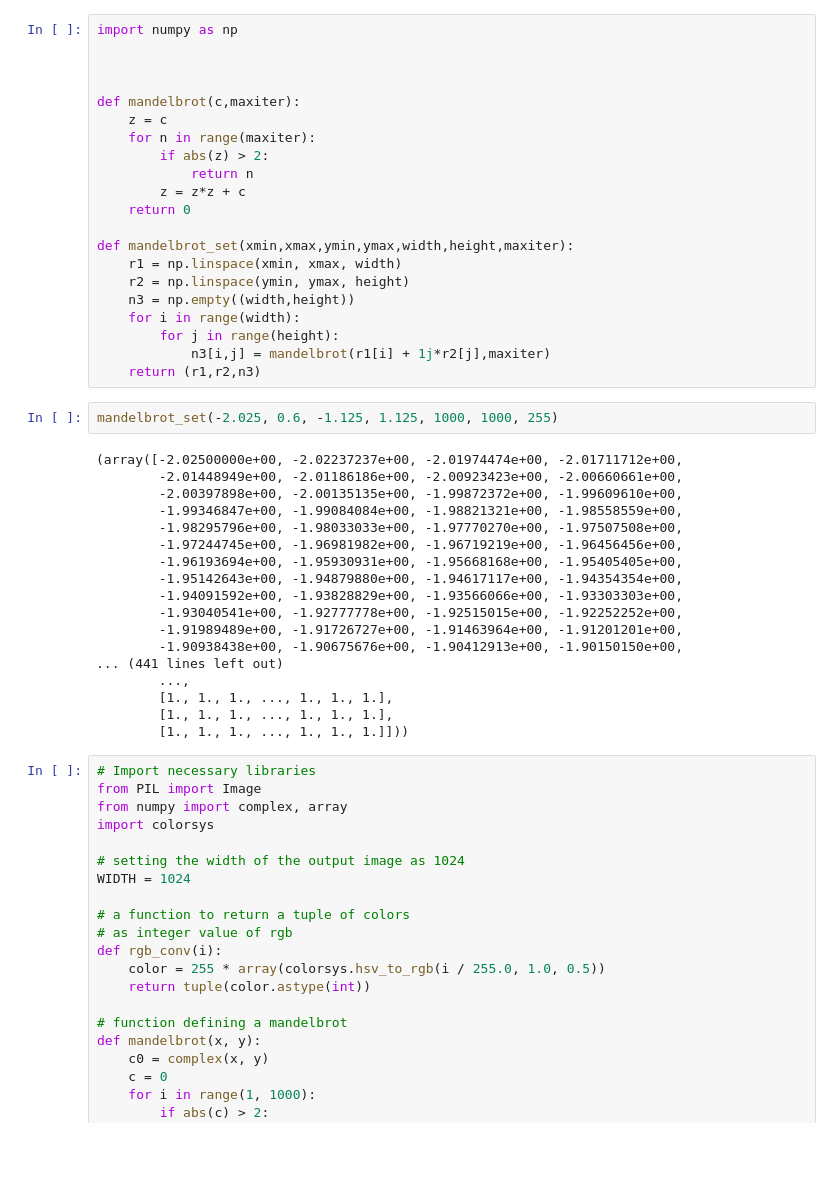
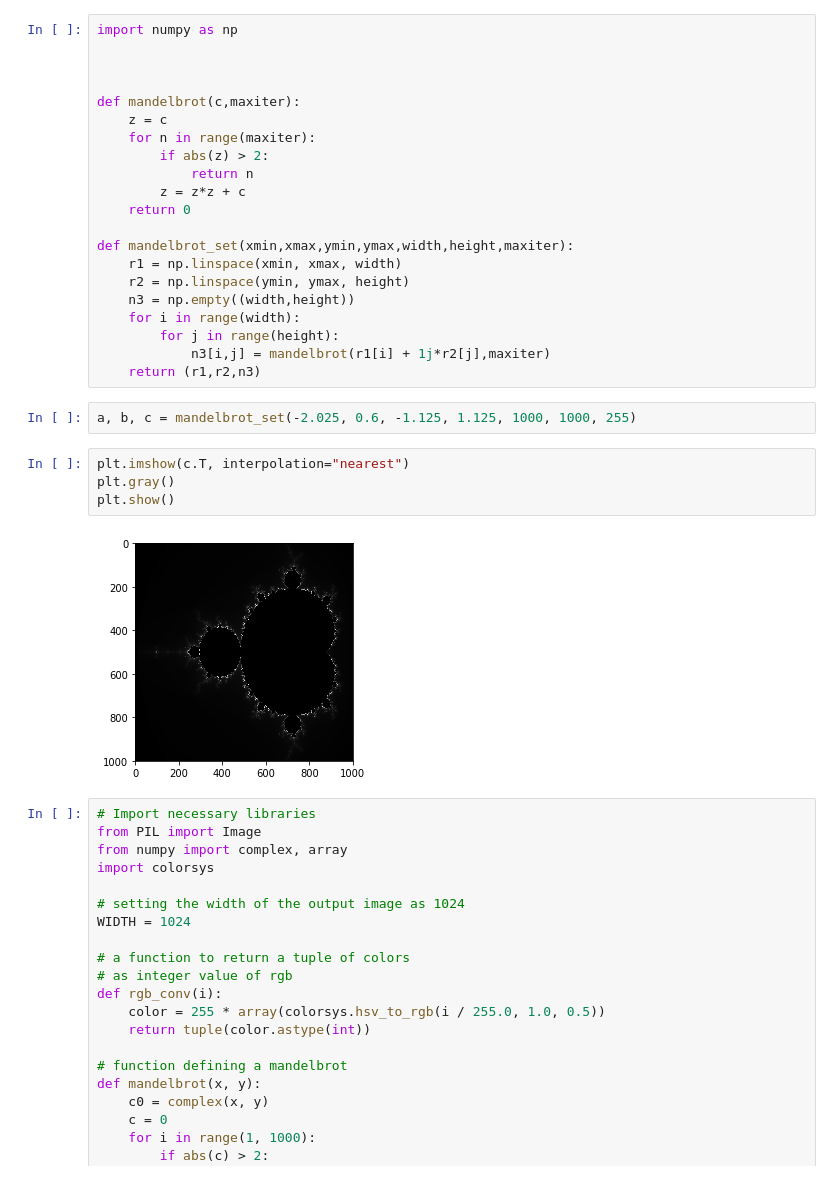
Before and after one commit to apurvmishra99/compSim, a Jupyter notebook: Checkpoint3/mandelbrot.ipynb, the cells around one changed output. Cells and saved outputs as stored; diff of their text form; blank space fills up the shorter version.

```diff
--- a/Checkpoint3/mandelbrot.ipynb
+++ b/Checkpoint3/mandelbrot.ipynb
@@ -110,25 +106,13 @@ def mandelbrot_set(xmin,xmax,ymin,ymax,width,height,maxiter):
             n3[i,j] = mandelbrot(r1[i] + 1j*r2[j],maxiter)
     return (r1,r2,n3)
 # %%
-mandelbrot_set(-2.025, 0.6, -1.125, 1.125, 1000, 1000, 255)
+a, b, c = mandelbrot_set(-2.025, 0.6, -1.125, 1.125, 1000, 1000, 255)
-# %% [output]
-(array([-2.02500000e+00, -2.02237237e+00, -2.01974474e+00, -2.01711712e+00,
-        -2.01448949e+00, -2.01186186e+00, -2.00923423e+00, -2.00660661e+00,
-        -2.00397898e+00, -2.00135135e+00, -1.99872372e+00, -1.99609610e+00,
-        -1.99346847e+00, -1.99084084e+00, -1.98821321e+00, -1.98558559e+00,
-        -1.98295796e+00, -1.98033033e+00, -1.97770270e+00, -1.97507508e+00,
-        -1.97244745e+00, -1.96981982e+00, -1.96719219e+00, -1.96456456e+00,
-        -1.96193694e+00, -1.95930931e+00, -1.95668168e+00, -1.95405405e+00,
-        -1.95142643e+00, -1.94879880e+00, -1.94617117e+00, -1.94354354e+00,
-        -1.94091592e+00, -1.93828829e+00, -1.93566066e+00, -1.93303303e+00,
-        -1.93040541e+00, -1.92777778e+00, -1.92515015e+00, -1.92252252e+00,
-        -1.91989489e+00, -1.91726727e+00, -1.91463964e+00, -1.91201201e+00,
-        -1.90938438e+00, -1.90675676e+00, -1.90412913e+00, -1.90150150e+00,
-... (441 lines left out)
-        ...,
-        [1., 1., 1., ..., 1., 1., 1.],
-        [1., 1., 1., ..., 1., 1., 1.],
-        [1., 1., 1., ..., 1., 1., 1.]]))
+# %%
+plt.imshow(c.T, interpolation="nearest")
+plt.gray()
+plt.show()
+# %% [output]
+[figure, added]
 # %%
 # Import necessary libraries
 from PIL import Image
```
Also changed, not shown: parts of 8 cells of this notebook, 3 other files.
